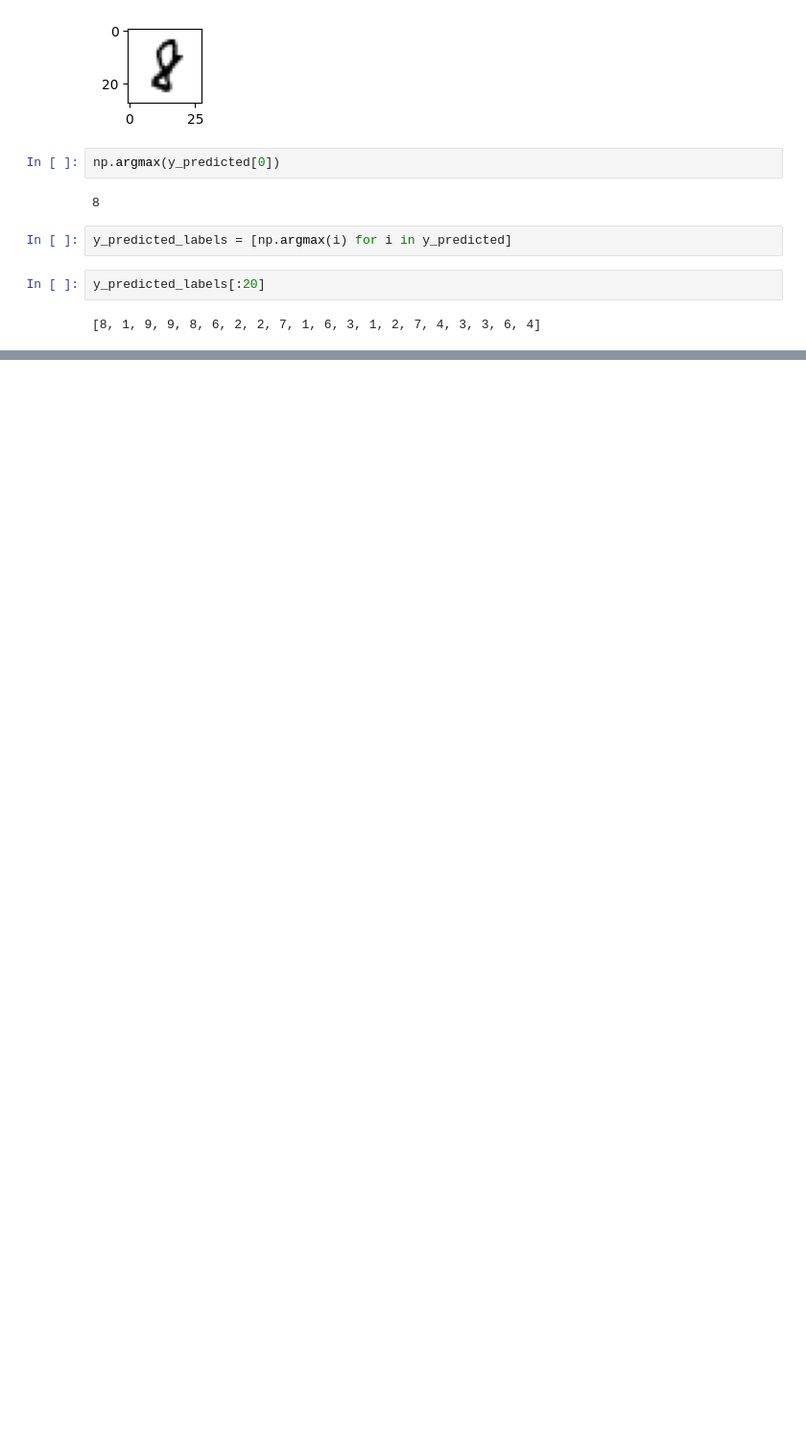
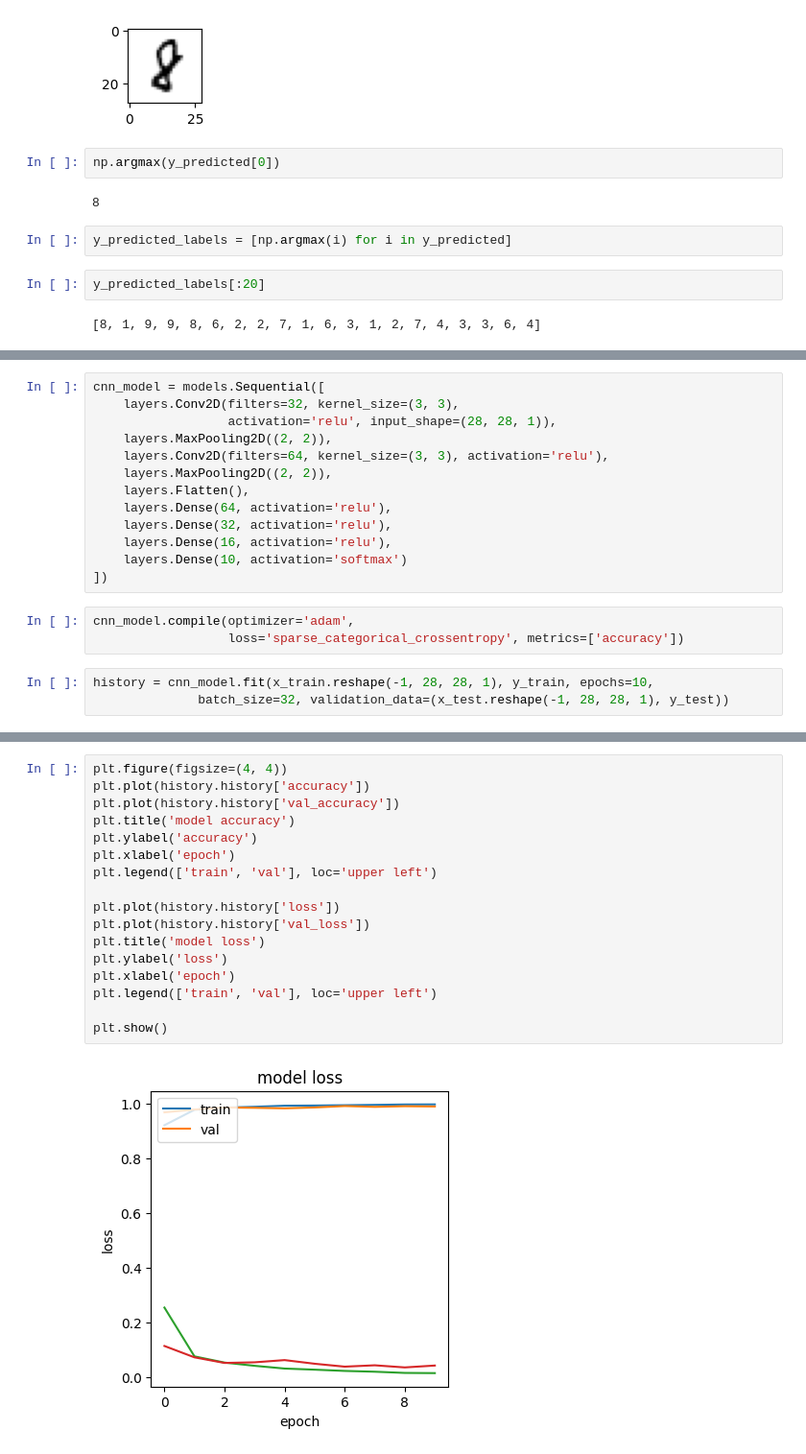
Before and after one commit to shivam6862/Digit-Recognizer, a Jupyter notebook: model/Digit-Recognizer.ipynb, the cells around one changed output, grey strips where cells are left out. Shown: that part at 96% size. Cells and saved outputs as stored; diff of their text form; blank space fills up the shorter version.

```diff
--- a/model/Digit-Recognizer.ipynb
+++ b/model/Digit-Recognizer.ipynb
@@ -303,0 +309,19 @@ Text(58.222222222222214, 0.5, 'Truth')
+# %%
+cnn_model = models.Sequential([
+    layers.Conv2D(filters=32, kernel_size=(3, 3),
+                  activation='relu', input_shape=(28, 28, 1)),
+    layers.MaxPooling2D((2, 2)),
+    layers.Conv2D(filters=64, kernel_size=(3, 3), activation='relu'),
+    layers.MaxPooling2D((2, 2)),
+    layers.Flatten(),
+    layers.Dense(64, activation='relu'),
+    layers.Dense(32, activation='relu'),
+    layers.Dense(16, activation='relu'),
+    layers.Dense(10, activation='softmax')
+])
+# %%
+cnn_model.compile(optimizer='adam',
+                  loss='sparse_categorical_crossentropy', metrics=['accuracy'])
+# %%
+history = cnn_model.fit(x_train.reshape(-1, 28, 28, 1), y_train, epochs=10,
+              batch_size=32, validation_data=(x_test.reshape(-1, 28, 28, 1), y_test))
@@ -303,0 +359,19 @@ Text(58.222222222222214, 0.5, 'Truth')
+# %%
+plt.figure(figsize=(4, 4))
+plt.plot(history.history['accuracy'])
+plt.plot(history.history['val_accuracy'])
+plt.title('model accuracy')
+plt.ylabel('accuracy')
+plt.xlabel('epoch')
+plt.legend(['train', 'val'], loc='upper left')
+
+plt.plot(history.history['loss'])
+plt.plot(history.history['val_loss'])
+plt.title('model loss')
+plt.ylabel('loss')
+plt.xlabel('epoch')
+plt.legend(['train', 'val'], loc='upper left')
+
+plt.show()
+# %% [output]
+[figure, added]
```
Also changed, not shown: parts of 32 cells of this notebook.
